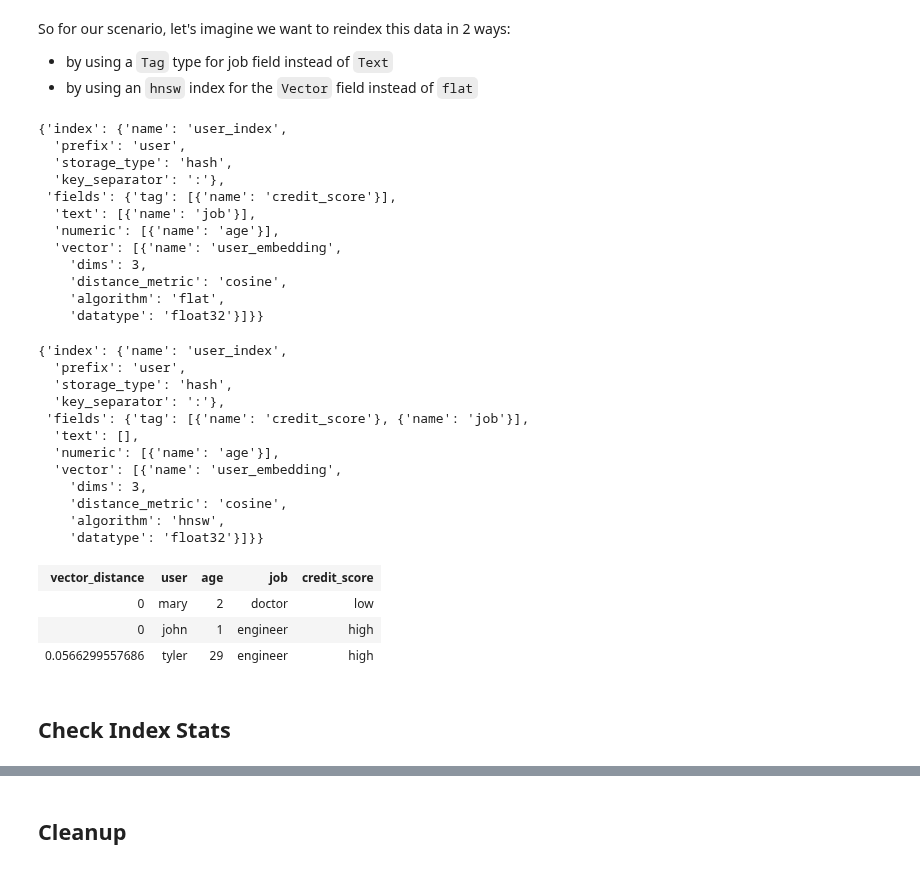
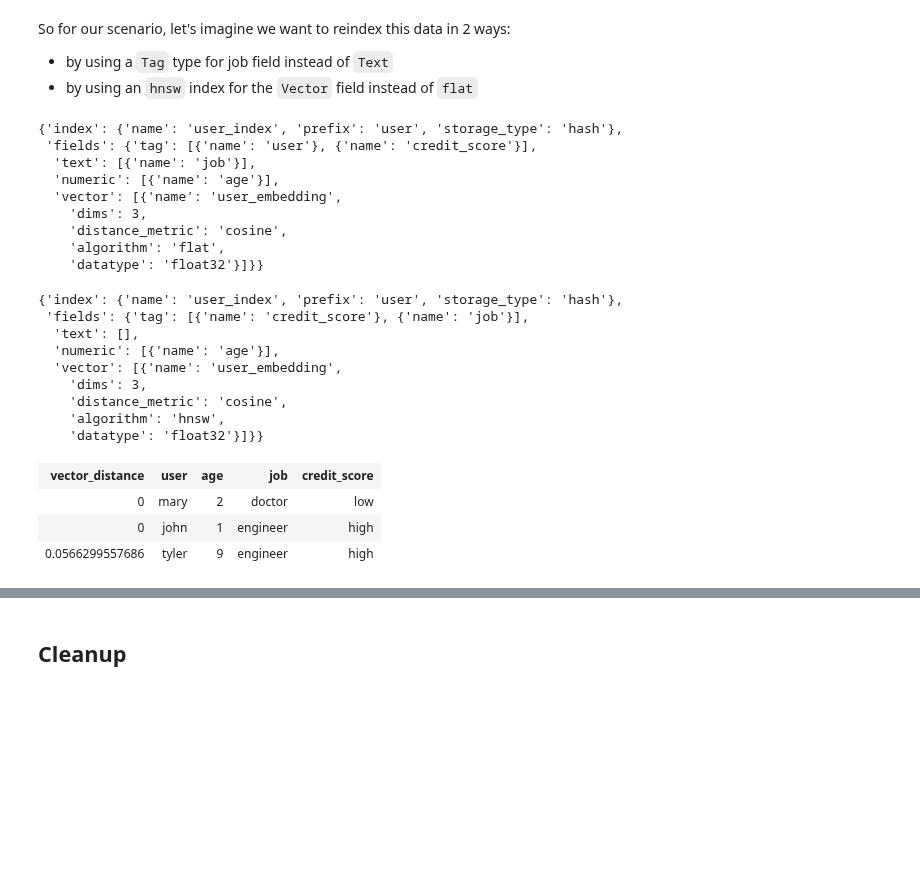
Before and after one commit to redis/redis-vl-python, a Jupyter notebook: docs/user_guide/getting_started_01.ipynb, the cells around one changed output, grey strips where cells are left out. Saved outputs shown, nothing was run; the diff lists cells and outputs as text; code cells hidden in the pictures; blank space fills up the shorter version.

Commit message:
IndexSchema refactor and async collapse (#85)
Introduce the `IndexSchema`.
---------
Co-authored-by: Sam Partee <sam.partee@redis.com>

```diff
--- a/docs/user_guide/getting_started_01.ipynb
+++ b/docs/user_guide/getting_started_01.ipynb
@@ -285,0 +63,20 @@ In some scenarios, it makes sense to update the index schema. With Redis and Red
+# %%
+schema = {
+    "index": {
+        "name": "user_index",
+        "prefix": "user",
+        "storage_type": "hash",
+    },
+    "fields": {
+        "tag": [{"name": "user"}, {"name": "credit_score"}],
+        "text": [{"name": "job"}],
+        "numeric": [{"name": "age"}],
+        "vector": [{
+            "name": "user_embedding",
+            "dims": 3,
+            "distance_metric": "cosine",
+            "algorithm": "flat",
+            "datatype": "float32"
+        }]
+    },
+}
@@ -310,11 +268,8 @@ So for our scenario, let's imagine we want to reindex this data in 2 ways:
 # Inspect the previous schema
 schema
 # %% [output]
-{'index': {'name': 'user_index',
-  'prefix': 'user',
-  'storage_type': 'hash',
-  'key_separator': ':'},
- 'fields': {'tag': [{'name': 'credit_score'}],
+{'index': {'name': 'user_index', 'prefix': 'user', 'storage_type': 'hash'},
+ 'fields': {'tag': [{'name': 'user'}, {'name': 'credit_score'}],
   'text': [{'name': 'job'}],
   'numeric': [{'name': 'age'}],
   'vector': [{'name': 'user_embedding',
@@ -338,10 +293,7 @@ schema['fields'].update({
 
 schema
 # %% [output]
-{'index': {'name': 'user_index',
-  'prefix': 'user',
-  'storage_type': 'hash',
-  'key_separator': ':'},
+{'index': {'name': 'user_index', 'prefix': 'user', 'storage_type': 'hash'},
  'fields': {'tag': [{'name': 'credit_score'}, {'name': 'job'}],
   'text': [],
   'numeric': [{'name': 'age'}],
@@ -352,24 +304,23 @@ schema
     'datatype': 'float32'}]}}
 # %%
 # Delete existing index without clearing out the underlying data
-await index.delete(drop=False)
+await index.adelete(drop=False)
 
-# Build the new index interface
+# Build the new index interface with updated schema
 index = (
-    AsyncSearchIndex
+    SearchIndex
     .from_dict(schema)
-    .connect("redis://localhost:6379")
+    .connect("redis://localhost:6379", use_async=True)
 )
 
 # Run the index update
-await index.create()
+await index.acreate()
 # %%
-# Test query again
-result_print(await index.query(query))
+# Execute the vector query async
+results = await index.aquery(query)
+result_print(results)
 # %% [output]
 | vector_distance | user | age | job | credit_score |
 | 0 | mary | 2 | doctor | low |
 | 0 | john | 1 | engineer | high |
-| 0.0566299557686 | tyler | 29 | engineer | high |
+| 0.0566299557686 | tyler | 9 | engineer | high |
-# %% [markdown]
-## Check Index Stats
```
Also changed, not shown: parts of 57 cells of this notebook, 34 other files.
